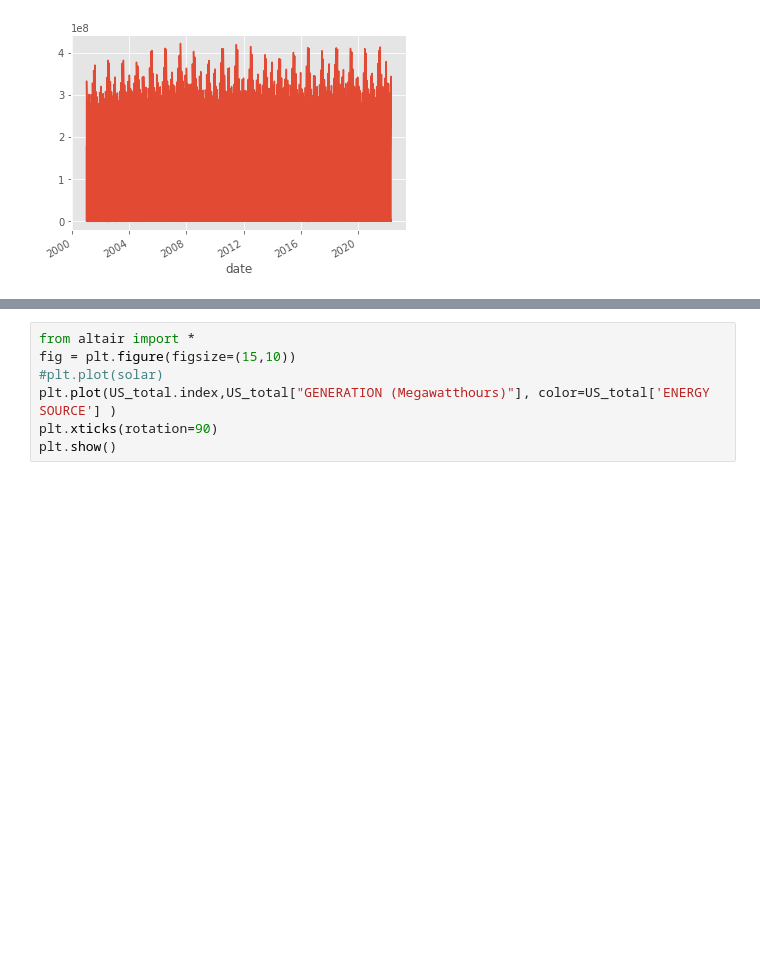
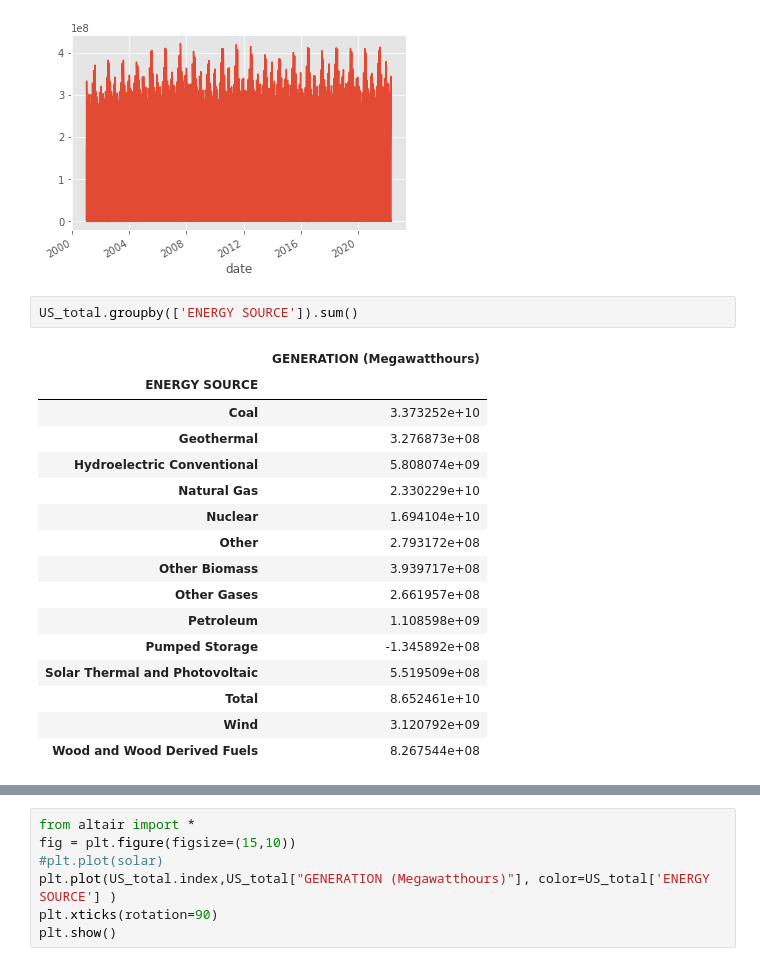
Before and after one commit to MNLKuzmin/USEnergy_Generation, a Jupyter notebook: TimeseriesNotebook.ipynb, the cells around one changed output, grey strips where cells are left out. Drawn from its saved outputs; the diff is of its cells as text; blank space fills up the shorter version.

```diff
--- a/TimeseriesNotebook.ipynb
+++ b/TimeseriesNotebook.ipynb
@@ -299,3 +299,22 @@ Name: ENERGY SOURCE, dtype: int64
 US_total['GENERATION (Megawatthours)'].plot();
 # %% [output]
 [figure]
+# %%
+US_total.groupby(['ENERGY SOURCE']).sum()
+# %% [output]
+|  | GENERATION (Megawatthours) |
+| ENERGY SOURCE |  |
+| Coal | 3.373252e+10 |
+| Geothermal | 3.276873e+08 |
+| Hydroelectric Conventional | 5.808074e+09 |
+| Natural Gas | 2.330229e+10 |
+| Nuclear | 1.694104e+10 |
+| Other | 2.793172e+08 |
+| Other Biomass | 3.939717e+08 |
+| Other Gases | 2.661957e+08 |
+| Petroleum | 1.108598e+09 |
+| Pumped Storage | -1.345892e+08 |
+| Solar Thermal and Photovoltaic | 5.519509e+08 |
+| Total | 8.652461e+10 |
+| Wind | 3.120792e+09 |
+| Wood and Wood Derived Fuels | 8.267544e+08 |
```
Also changed, not shown: parts of 34 cells of this notebook.
